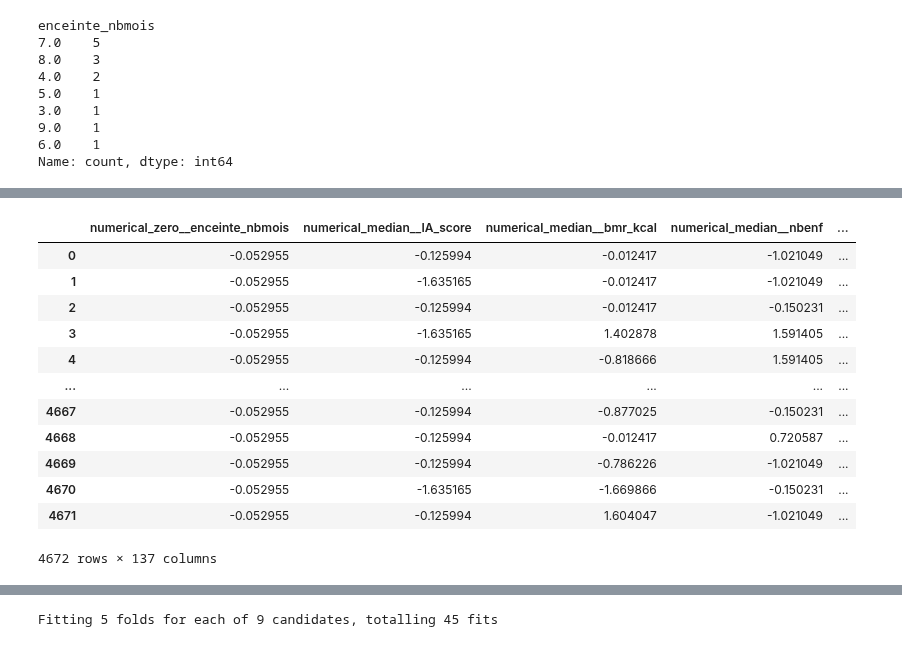
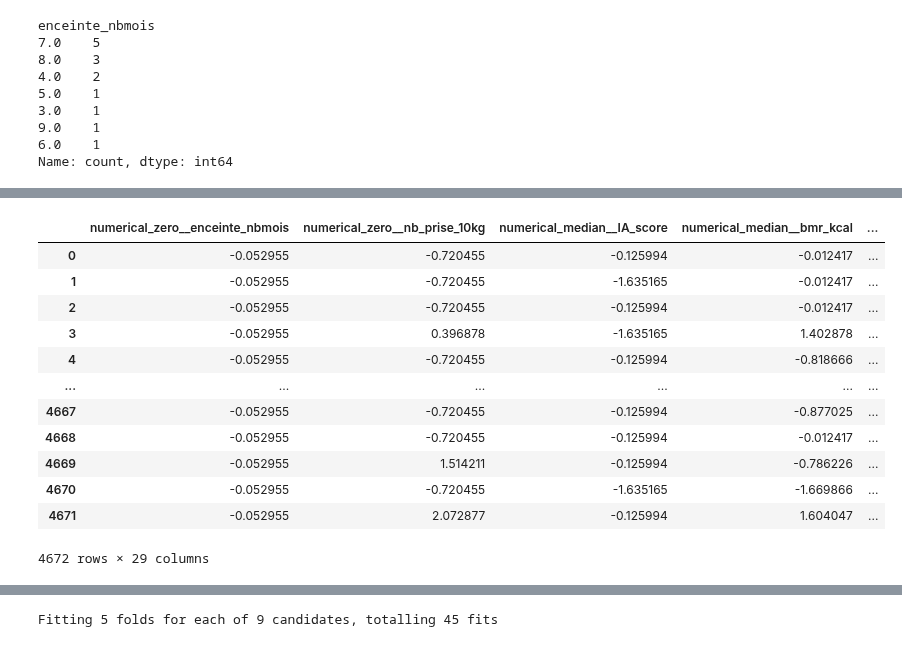
Before and after one commit to InseeFrLab/funathon2023_sujet3, a Jupyter notebook: Python_3_IMC_prediction.ipynb, the cells around one changed output, grey strips where cells are left out. Cells and saved outputs as stored; diff of their text form; code cells hidden in the pictures.

```diff
--- a/Python_3_IMC_prediction.ipynb
+++ b/Python_3_IMC_prediction.ipynb
@@ -104,7 +88,6 @@ CATEGORICAL_REGRESSION = [
     "IA_statut",
     "statnut",
     "poids_perception" ,
-    "nb_prise_10kg",
     "menopause",
     "enceinte",
     "enceinte_12dermois",
@@ -125,6 +108,7 @@ NUMERICAL_REGRESSION = [
     "bmr_kcal",
     'nbenf',
     "enceinte_nbmois",
+    "nb_prise_10kg"
 ]
 
 FEATURES_REGRESSION = NUMERICAL_REGRESSION + CATEGORICAL_REGRESSION
@@ -166,31 +170,33 @@ Name: count, dtype: int64
 # %%
 zero_imputer = SimpleImputer(missing_values=np.nan, strategy='constant', fill_value=0)
+minus_one_imputer = SimpleImputer(missing_values=np.nan, strategy='constant', fill_value=-1)
 median_imputer = SimpleImputer(missing_values=np.nan, strategy='median')
+
 numerical_zero = make_pipeline(zero_imputer, StandardScaler())
 numerical_median = make_pipeline(median_imputer, StandardScaler())
+categorical_encoder = make_pipeline(minus_one_imputer)
 
-categorical_encoder = OneHotEncoder(handle_unknown="ignore")
-
-preprocessor = ColumnTransformer(
+preprocessor_regression = ColumnTransformer(
     transformers=[
-        ("numerical_zero", numerical_zero, ["enceinte_nbmois"]),
-        ("numerical_median", numerical_median, [x for x in NUMERICAL_REGRESSION if x != "enceinte_nbmois"]),
+        ("numerical_zero", numerical_zero, ["enceinte_nbmois", "nb_prise_10kg"]),
+        ("numerical_median", numerical_median, [x for x in NUMERICAL_REGRESSION if x not in  ["enceinte_nbmois", "nb_prise_10kg"]]),
         ("categorical", categorical_encoder, CATEGORICAL_REGRESSION)
     ]
 )
 # %%
-pd.DataFrame(preprocessor.fit_transform(X_train_regression).toarray(), columns=preprocessor.get_feature_names_out())
+data_preprocessed = pd.DataFrame(preprocessor_regression.fit_transform(X_train_regression), columns=preprocessor_regression.get_feature_names_out())
+data_preprocessed
 # %% [output]
-|  | numerical_zero__enceinte_nbmois | numerical_median__IA_score | numerical_median__bmr_kcal | numerical_median__nbenf | ... |
-| 0 | -0.052955 | -0.125994 | -0.012417 | -1.021049 | ... |
-| 1 | -0.052955 | -1.635165 | -0.012417 | -1.021049 | ... |
-| 2 | -0.052955 | -0.125994 | -0.012417 | -0.150231 | ... |
-| 3 | -0.052955 | -1.635165 | 1.402878 | 1.591405 | ... |
-| 4 | -0.052955 | -0.125994 | -0.818666 | 1.591405 | ... |
+|  | numerical_zero__enceinte_nbmois | numerical_zero__nb_prise_10kg | numerical_median__IA_score | numerical_median__bmr_kcal | ... |
+| 0 | -0.052955 | -0.720455 | -0.125994 | -0.012417 | ... |
+| 1 | -0.052955 | -0.720455 | -1.635165 | -0.012417 | ... |
+| 2 | -0.052955 | -0.720455 | -0.125994 | -0.012417 | ... |
+| 3 | -0.052955 | 0.396878 | -1.635165 | 1.402878 | ... |
+| 4 | -0.052955 | -0.720455 | -0.125994 | -0.818666 | ... |
 | ... | ... | ... | ... | ... | ... |
-| 4667 | -0.052955 | -0.125994 | -0.877025 | -0.150231 | ... |
-| 4668 | -0.052955 | -0.125994 | -0.012417 | 0.720587 | ... |
-| 4669 | -0.052955 | -0.125994 | -0.786226 | -1.021049 | ... |
-| 4670 | -0.052955 | -1.635165 | -1.669866 | -0.150231 | ... |
-| 4671 | -0.052955 | -0.125994 | 1.604047 | -1.021049 | ... |
+| 4667 | -0.052955 | -0.720455 | -0.125994 | -0.877025 | ... |
+| 4668 | -0.052955 | -0.720455 | -0.125994 | -0.012417 | ... |
+| 4669 | -0.052955 | 1.514211 | -0.125994 | -0.786226 | ... |
+| 4670 | -0.052955 | -0.720455 | -1.635165 | -1.669866 | ... |
+| 4671 | -0.052955 | 2.072877 | -0.125994 | 1.604047 | ... |
-4672 rows × 137 columns
+4672 rows × 29 columns
```
Also changed, not shown: parts of 76 cells of this notebook.
